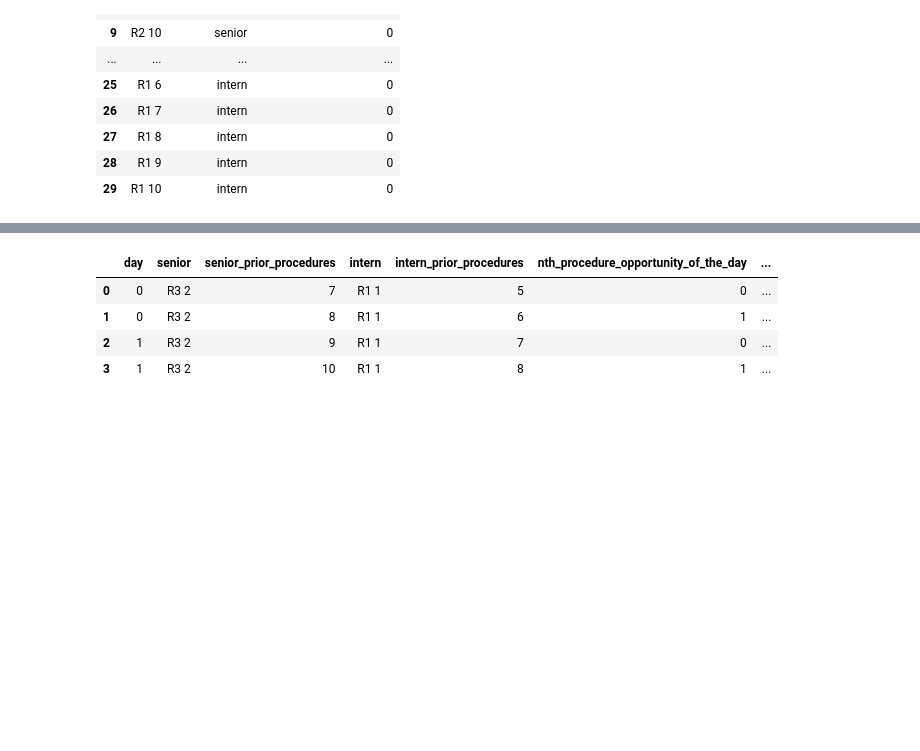
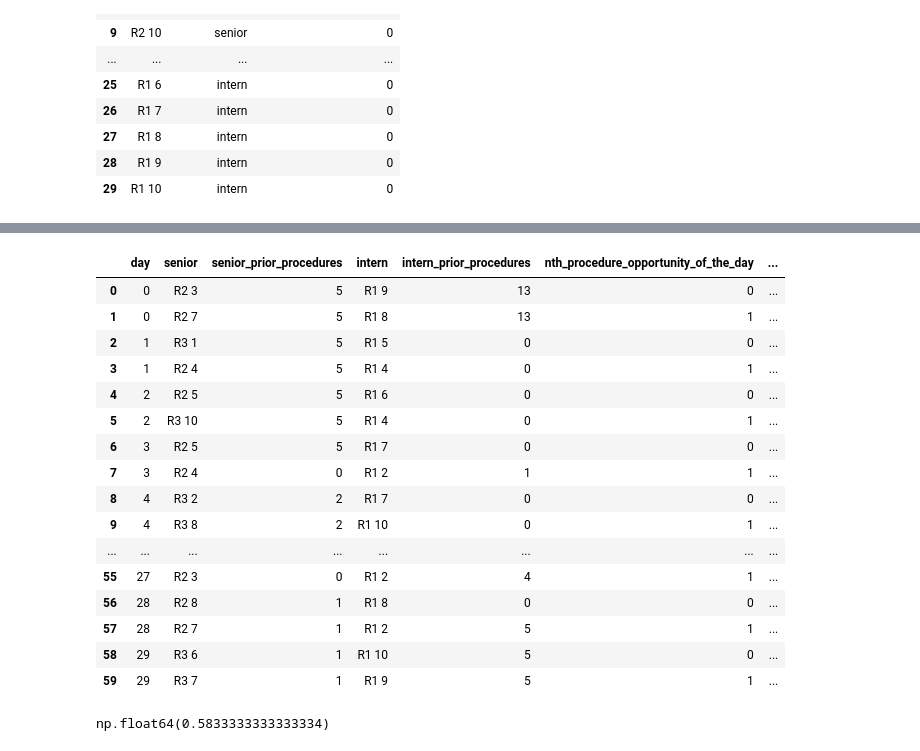
Before and after one commit to whitehaven/paracentesis-of-the-sower, a Jupyter notebook: paracentesis-of-the-sower.ipynb, the cells around one changed output, grey strips where cells are left out. Drawn from its saved outputs; the diff is of its cells as text; code cells hidden in the pictures; blank space fills up the shorter version.

```diff
--- a/paracentesis-of-the-sower.ipynb
+++ b/paracentesis-of-the-sower.ipynb
@@ -214,8 +119,25 @@ ic| outcome_log: [Procedure_Outcome(day=0, senior='R3 2', senior_prior_procedure
 # %%
-pd.DataFrame(outcome_log)
+outcomes = pd.DataFrame(outcome_log)
+outcomes
 # %% [output]
 |  | day | senior | senior_prior_procedures | intern | intern_prior_procedures | nth_procedure_opportunity_of_the_day | ... |
-| 0 | 0 | R3 2 | 7 | R1 1 | 5 | 0 | ... |
-| 1 | 0 | R3 2 | 8 | R1 1 | 6 | 1 | ... |
-| 2 | 1 | R3 2 | 9 | R1 1 | 7 | 0 | ... |
-| 3 | 1 | R3 2 | 10 | R1 1 | 8 | 1 | ... |
+| 0 | 0 | R2 3 | 5 | R1 9 | 13 | 0 | ... |
+| 1 | 0 | R2 7 | 5 | R1 8 | 13 | 1 | ... |
+| 2 | 1 | R3 1 | 5 | R1 5 | 0 | 0 | ... |
+| 3 | 1 | R2 4 | 5 | R1 4 | 0 | 1 | ... |
+| 4 | 2 | R2 5 | 5 | R1 6 | 0 | 0 | ... |
+| 5 | 2 | R3 10 | 5 | R1 4 | 0 | 1 | ... |
+| 6 | 3 | R2 5 | 5 | R1 7 | 0 | 0 | ... |
+| 7 | 3 | R2 4 | 0 | R1 2 | 1 | 1 | ... |
+| 8 | 4 | R3 2 | 2 | R1 7 | 0 | 0 | ... |
+| 9 | 4 | R3 8 | 2 | R1 10 | 0 | 1 | ... |
+| ... | ... | ... | ... | ... | ... | ... | ... |
+| 55 | 27 | R2 3 | 0 | R1 2 | 4 | 1 | ... |
+| 56 | 28 | R2 8 | 1 | R1 8 | 0 | 0 | ... |
+| 57 | 28 | R2 7 | 1 | R1 2 | 5 | 1 | ... |
+| 58 | 29 | R3 6 | 1 | R1 10 | 5 | 0 | ... |
+| 59 | 29 | R3 7 | 1 | R1 9 | 5 | 1 | ... |
+# %%
+outcomes.performed.sum() / len(outcomes)
+# %% [output]
+np.float64(0.5833333333333334)
```
Also changed, not shown: parts of 8 cells of this notebook.
